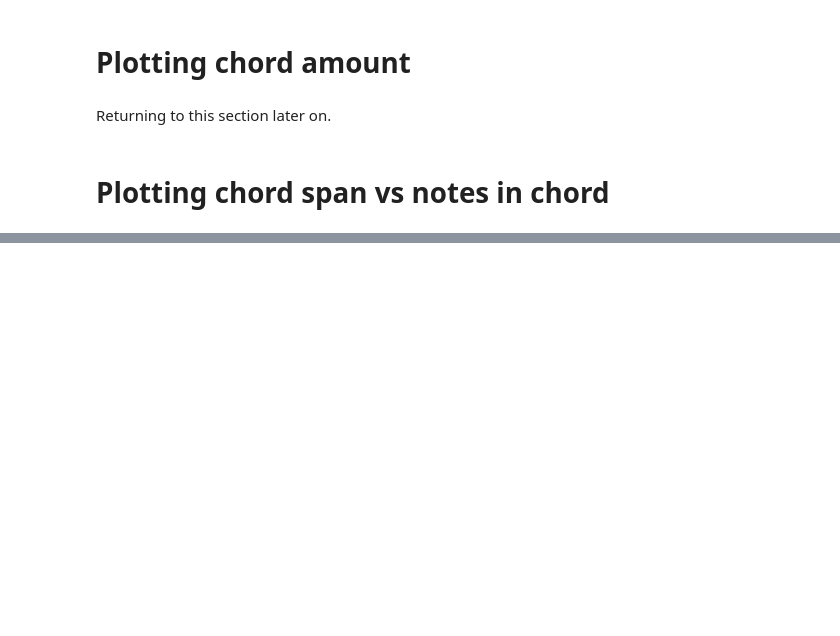
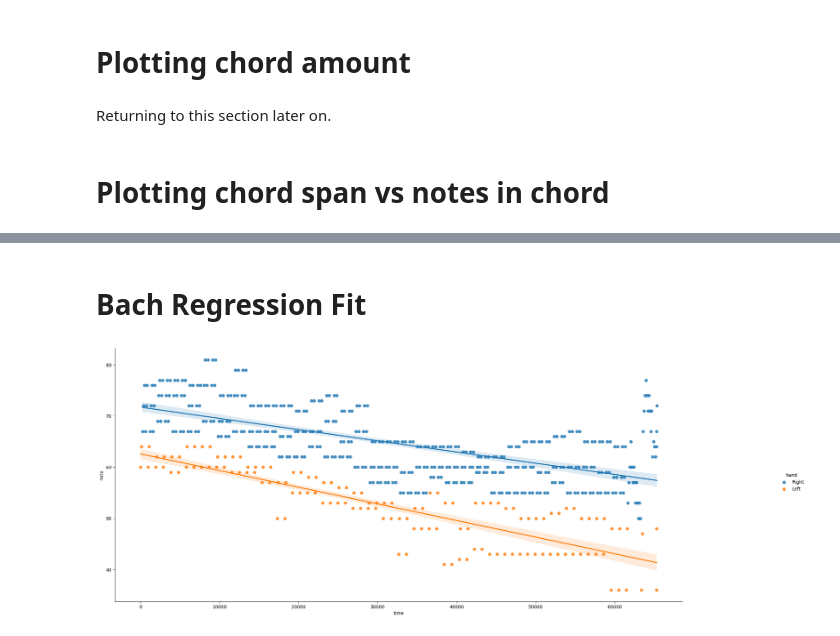
Before and after one commit to paulecode/datascience-and-classic, a Jupyter notebook: classic_analysis.ipynb, the cells around one changed output, grey strips where cells are left out. Saved outputs shown, nothing was run; the diff lists cells and outputs as text; code cells hidden in the pictures; blank space fills up the shorter version.

```diff
--- a/classic_analysis.ipynb
+++ b/classic_analysis.ipynb
@@ -495,0 +578,7 @@ plot_chord_size_span(title_set, note_dict)
+# %% [markdown]
+# Bach Regression Fit
+# %%
+g = sns.lmplot(data=BN846, x='time', y='note', hue='hand')
+g.figure.set_size_inches(24, 9)
+# %% [output]
+[figure, added]
```
Also changed, not shown: parts of 25 cells of this notebook.
